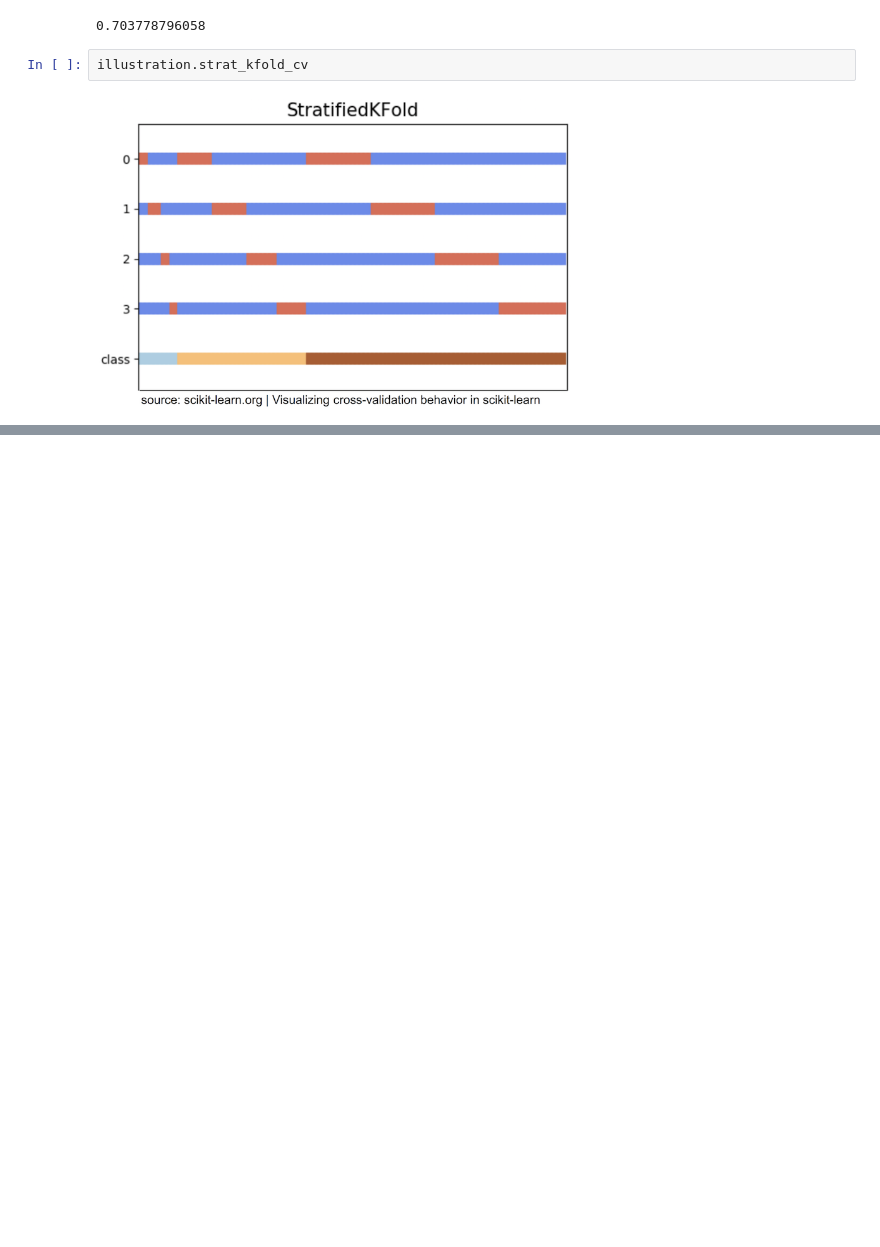
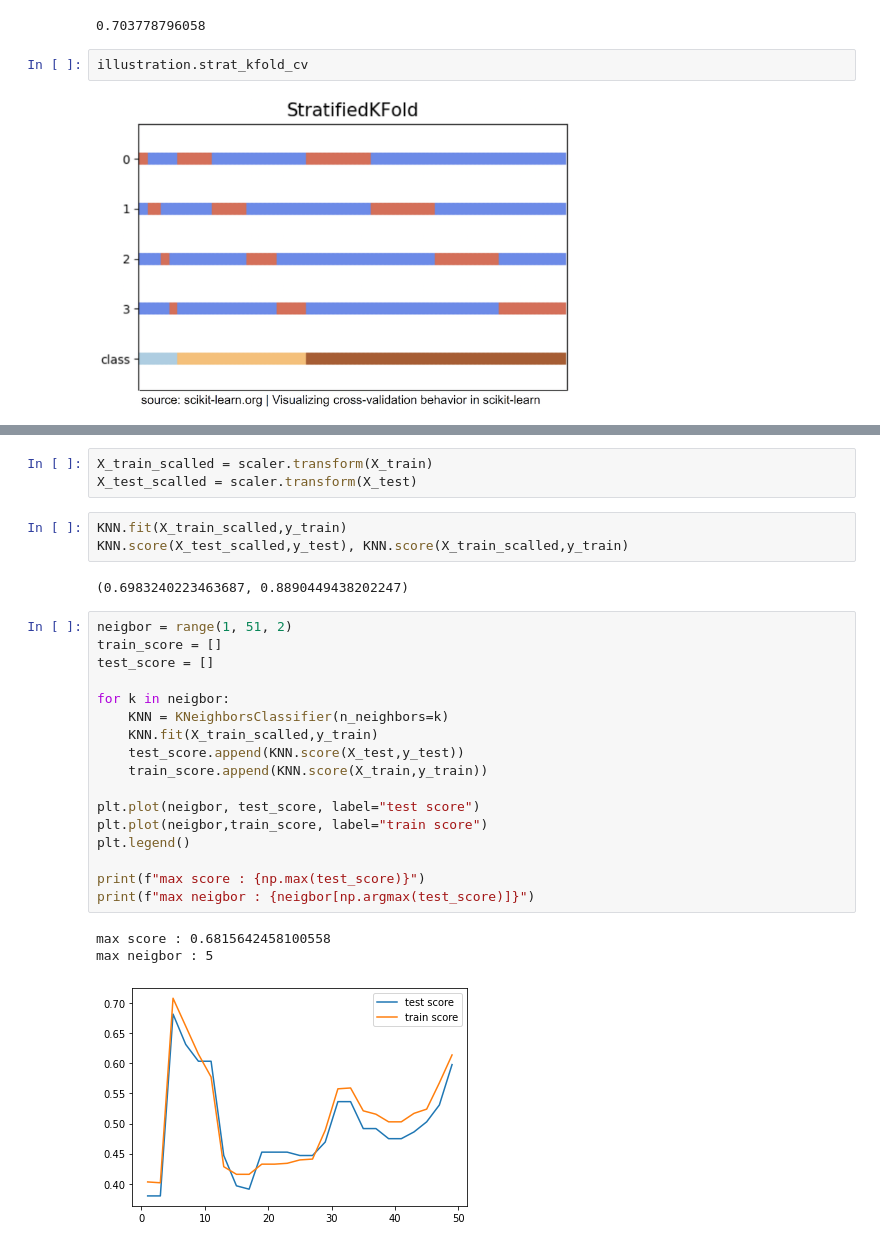
Before and after one commit to FransiscoReadyPermana/supervised_learning, a Jupyter notebook: 04 - KNN & Scikit-learn/part2-MachineLearningEssentials.ipynb, the cells around one changed output, grey strips where cells are left out. Cells and saved outputs as stored; diff of their text form; blank space fills up the shorter version.

```diff
--- a/04 - KNN & Scikit-learn/part2-MachineLearningEssentials.ipynb
+++ b/04 - KNN & Scikit-learn/part2-MachineLearningEssentials.ipynb
@@ -136,0 +161,29 @@ illustration.strat_kfold_cv
+# %%
+X_train_scalled = scaler.transform(X_train)
+X_test_scalled = scaler.transform(X_test)
+# %%
+KNN.fit(X_train_scalled,y_train)
+KNN.score(X_test_scalled,y_test), KNN.score(X_train_scalled,y_train)
+# %% [output]
+(0.6983240223463687, 0.8890449438202247)
+# %%
+neigbor = range(1, 51, 2)
+train_score = []
+test_score = []
+
+for k in neigbor:
+    KNN = KNeighborsClassifier(n_neighbors=k)
+    KNN.fit(X_train_scalled,y_train)
+    test_score.append(KNN.score(X_test,y_test))
+    train_score.append(KNN.score(X_train,y_train))
+
+plt.plot(neigbor, test_score, label="test score")
+plt.plot(neigbor,train_score, label="train score")
+plt.legend()
+
+print(f"max score : {np.max(test_score)}")
+print(f"max neigbor : {neigbor[np.argmax(test_score)]}")
+# %% [output]
+max score : 0.6815642458100558
+max neigbor : 5
+[figure, added]
```
Also changed, not shown: parts of 7 cells of this notebook, 1 other file.
